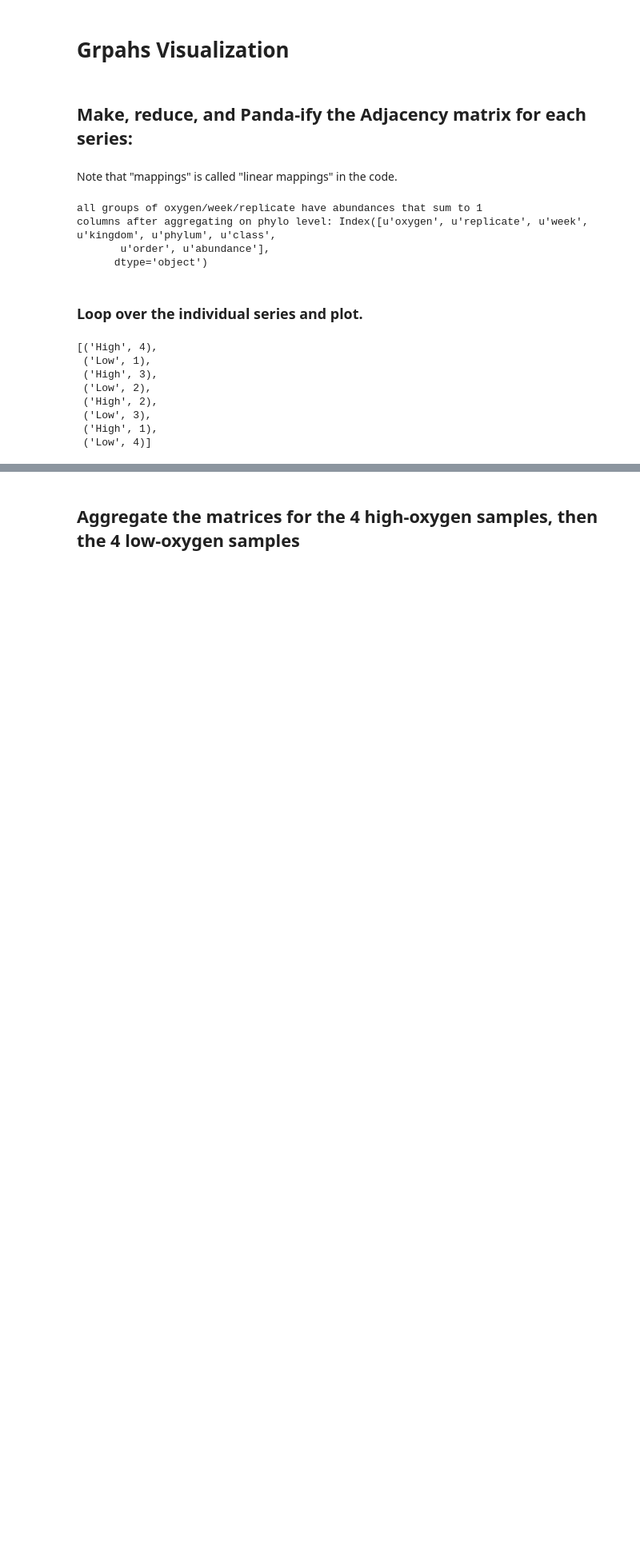
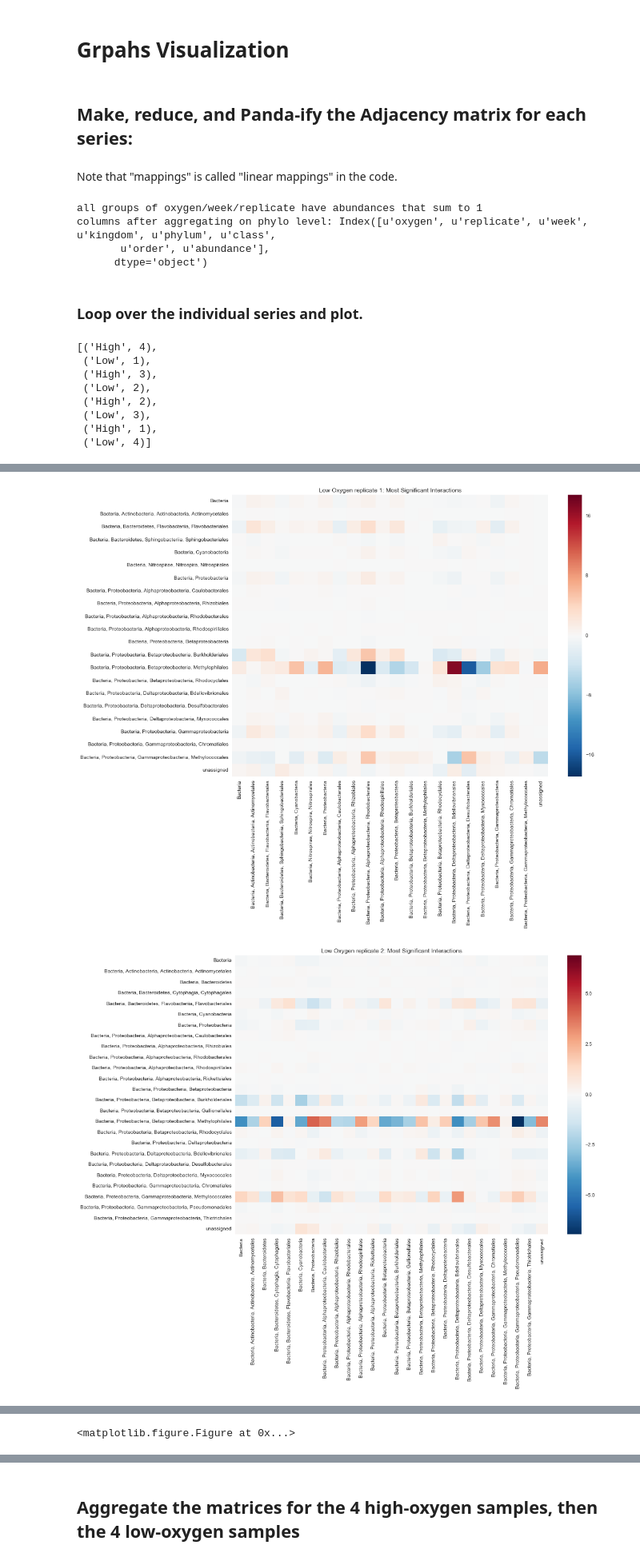
Before and after one commit to JanetMatsen/bacteriopop, a Jupyter notebook: Demo.ipynb, the cells around one changed output, grey strips where cells are left out. Shown at 80% size. Saved outputs shown, nothing was run; the diff lists cells and outputs as text; code cells hidden in the pictures; blank space fills up the shorter version.

Commit message:
added the individual adjacency heatmaps as well as the aggregated adjacency heatmaps to the demo

```diff
--- a/Demo.ipynb
+++ b/Demo.ipynb
@@ -157,0 +154,16 @@ net.plot_all_adjacency_heatmaps(mappings)
+# %%
+k = 1
+plt.figure(k)
+for i in range(1,5):
+    rep=('Low',i)
+    net.plot_heatmap(mappings[rep],
+                         ('Low'+ ' Oxygen Replicate '+str(i)+': Most Significant Interactions'),
+                         './plots/'+'Low'+str(i),
+                         file_type='.png',
+                         width=14, height=10)
+
+    k += 1
+    plt.figure(k)
+# %% [output]
+[figure, added]
+[figure, added]
@@ -157,0 +172 @@ net.plot_all_adjacency_heatmaps(mappings)
+<matplotlib.figure.Figure at 0x...>
```
Also changed, not shown: parts of 18 cells of this notebook.
